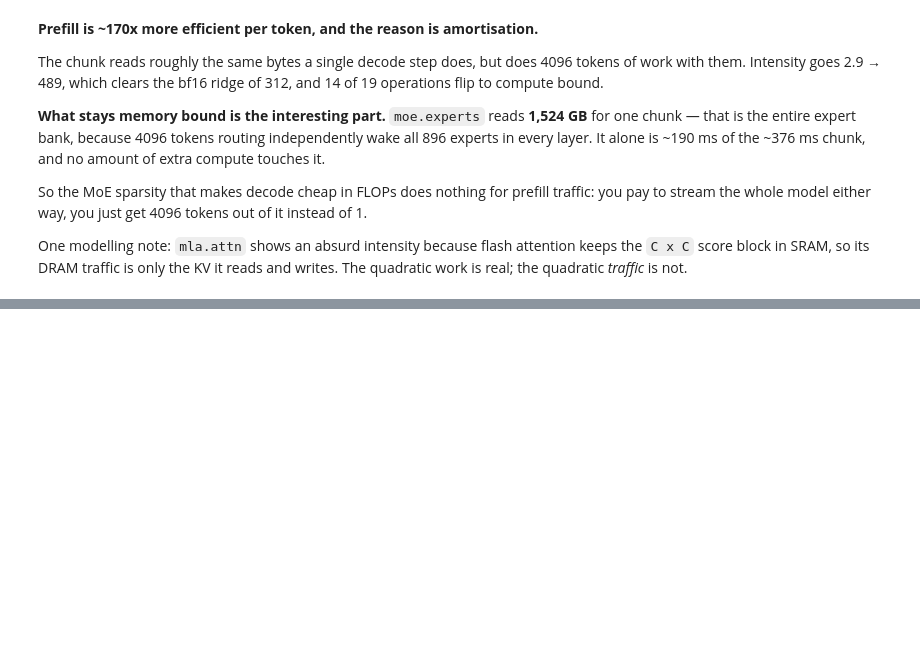
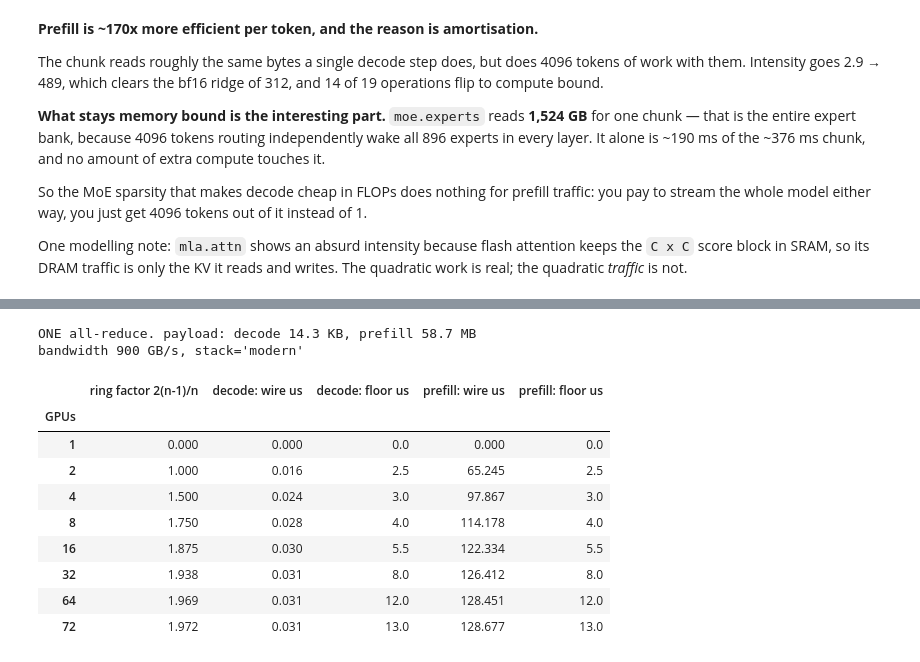
Before and after one commit to dougUCN/kimik3-exercise, a Jupyter notebook: roofline.ipynb, the cells around one changed output, grey strips where cells are left out. Drawn from its saved outputs; the diff is of its cells as text; code cells hidden in the pictures; blank space fills up the shorter version.

```diff
--- a/roofline.ipynb
+++ b/roofline.ipynb
@@ -1265,0 +1246,30 @@ reads and writes. The quadratic work is real; the quadratic *traffic* is not.
+# %%
+from roofline import BYTES
+
+S_pre = CHUNK * cfg.d_model * BYTES["bf16"]
+S_dec = 1 * cfg.d_model * BYTES["bf16"]
+
+parts = pd.DataFrame({
+    "ring factor 2(n-1)/n": [2 * (n - 1) / n for n in GPUS],
+    "decode: wire us": [2 * (n - 1) / n * S_dec / fab.bw_per_gpu * 1e6 for n in GPUS],
+    "decode: floor us": [fab.latency_at(n) * 1e6 for n in GPUS],
+    "prefill: wire us": [2 * (n - 1) / n * S_pre / fab.bw_per_gpu * 1e6 for n in GPUS],
+    "prefill: floor us": [fab.latency_at(n) * 1e6 for n in GPUS],
+}, index=pd.Index(GPUS, name="GPUs"))
+
+print(f"ONE all-reduce. payload: decode {S_dec / 1e3:.1f} KB, prefill {S_pre / 1e6:.1f} MB")
+print(f"bandwidth {fab.bw_per_gpu / 1e9:.0f} GB/s, stack={fab.stack!r}\n")
+parts.round(3)
+# %% [output]
+ONE all-reduce. payload: decode 14.3 KB, prefill 58.7 MB
+bandwidth 900 GB/s, stack='modern'
+|  | ring factor 2(n-1)/n | decode: wire us | decode: floor us | prefill: wire us | prefill: floor us |
+| GPUs |  |  |  |  |  |
+| 1 | 0.000 | 0.000 | 0.0 | 0.000 | 0.0 |
+| 2 | 1.000 | 0.016 | 2.5 | 65.245 | 2.5 |
+| 4 | 1.500 | 0.024 | 3.0 | 97.867 | 3.0 |
+| 8 | 1.750 | 0.028 | 4.0 | 114.178 | 4.0 |
+| 16 | 1.875 | 0.030 | 5.5 | 122.334 | 5.5 |
+| 32 | 1.938 | 0.031 | 8.0 | 126.412 | 8.0 |
+| 64 | 1.969 | 0.031 | 12.0 | 128.451 | 12.0 |
+| 72 | 1.972 | 0.031 | 13.0 | 128.677 | 13.0 |
```
Also changed, not shown: parts of 17 cells of this notebook, 1 other file.
